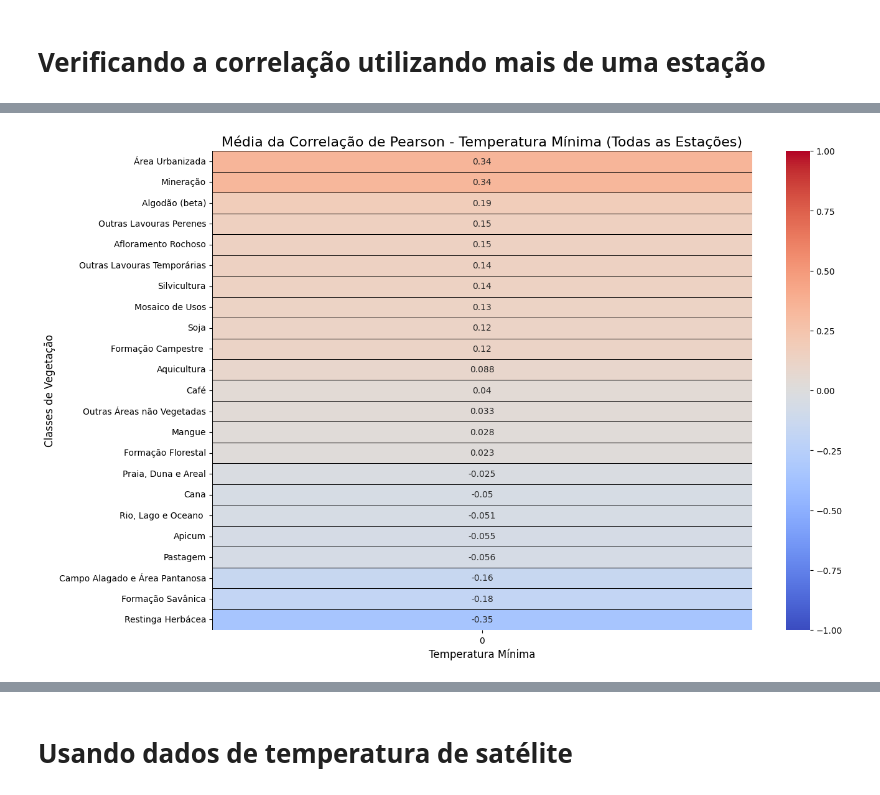
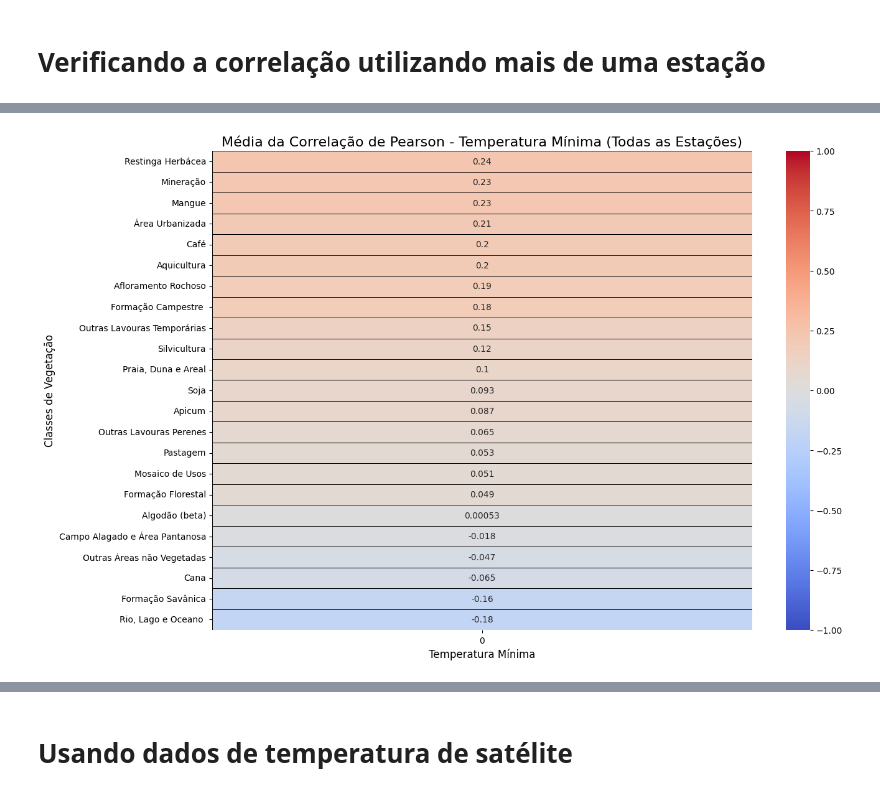
Before and after one commit to ArthurrCr/Projeto_PDI_, a Jupyter notebook: notebooks/primeira_abordagem.ipynb, the cells around one changed output, grey strips where cells are left out. Saved outputs shown, nothing was run; the diff lists cells and outputs as text; code cells hidden in the pictures.

```diff
--- a/notebooks/primeira_abordagem.ipynb
+++ b/notebooks/primeira_abordagem.ipynb
@@ -365,0 +351,4 @@ array(['A305', 'A306', 'A307', 'A308', 'A408', 'A412', 'A310', 'A309',
+# %%
+# remover linhas onde data está duplicada
+temperaturas = temperaturas.drop_duplicates(subset=['id_estacao','data'])
+temperaturas.head()
@@ -366,6 +362,6 @@ array(['A305', 'A306', 'A307', 'A308', 'A408', 'A412', 'A310', 'A309',
 # %%
 # Filtrar os dados apenas para a estação A305
-dados_A305 = temperaturas[temperaturas['id_estacao'] == 'A305']
+dados_A305 = temperaturas[temperaturas['id_estacao'] == 'A306']
 
 # Agrupar por ano e calcular a temperatura máxima e mínima anual
 temperatura_anual = dados_A305.groupby('ano').agg(
@@ -491,8 +487,8 @@ def calcular_media_temperatura(dados, estacao_id):
 
     # Agrupar por ano e calcular a média das temperaturas máxima e mínima
     temperatura_anual = dados_estacao.groupby('ano').agg(
-        temperatura_max_median=('temperatura_max', 'median'),
-        temperatura_min_median=('temperatura_min', 'median')
+        temperatura_max=('temperatura_max', 'max'),
+        temperatura_min=('temperatura_min', 'min')
     ).reset_index()
 
     return temperatura_anual
@@ -812,10 +764,10 @@ for estacao_id in gdf_voronoi_validas_filter['id_estacao']:
     dados_para_correlacao = dados_estacao.drop(columns=colunas_para_remover)
 
     # Calcular a correlação de Pearson para a temperatura máxima
-    correlacao_temp_max = dados_para_correlacao.corr(method='pearson')['temperatura_max_median']
+    correlacao_temp_max = dados_para_correlacao.corr(method='pearson')['temperatura_max']
 
     # Remover a autocorrelação (correlação da temperatura máxima com ela mesma)
-    correlacao_temp_max = correlacao_temp_max.drop(labels=['temperatura_max_median', 'temperatura_min_median'])
+    correlacao_temp_max = correlacao_temp_max.drop(labels=['temperatura_max', 'temperatura_min'])
 
     # Armazenar a correlação para a estação atual
     correlacoes_por_estacao[estacao_id] = correlacao_temp_max
@@ -861,33 +808,33 @@ for estacao_id in gdf_voronoi_validas_filter['id_estacao']:
     dados_estacao = dataset_completo_todas_estacoes[dataset_completo_todas_estacoes['id_estacao'] == estacao_id]
 
     # Remover colunas irrelevantes antes de calcular a correlação
     colunas_para_remover = ['ano', 'id_estacao']
     dados_para_correlacao = dados_estacao.drop(columns=colunas_para_remover)
 
     # Calcular a correlação de Pearson para a temperatura mínima
-    correlacao_temp_min = dados_para_correlacao.corr(method='pearson')['temperatura_min_median']
+    correlacao_temp_min = dados_para_correlacao.corr(method='pearson')['temperatura_min']
 
     # Remover a autocorrelação (correlação da temperatura mínima com ela mesma)
-    correlacao_temp_min = correlacao_temp_min.drop(labels=['temperatura_max_median', 'temperatura_min_median'])
+    correlacao_temp_min = correlacao_temp_min.drop(labels=['temperatura_max', 'temperatura_min'])
 
     # Armazenar a correlação para a estação atual
     correlacoes_por_estacao_min[estacao_id] = correlacao_temp_min
 
 # Combinar todas as correlações e calcular a média
 correlacoes_media_min = pd.DataFrame(correlacoes_por_estacao_min).mean(axis=1)
 
 # Mapeando os nomes das classes no eixo y
 correlacoes_media_min.index = correlacoes_media_min.index.map(id_to_class_name)
 
 # Ordenar as correlações da maior para a menor
 correlacoes_media_min = correlacoes_media_min.sort_values(ascending=False)
 
 # Plotar a correlação de Pearson média para a temperatura mínima
 plt.figure(figsize=(14, 10))
 sns.heatmap(correlacoes_media_min.to_frame(), annot=True, cmap='coolwarm', vmin=-1, vmax=1, linewidths=0.5, linecolor='black', cbar=True)
 plt.title('Média da Correlação de Pearson - Temperatura Mínima (Todas as Estações)', fontsize=16)
 plt.ylabel('Classes de Vegetação', fontsize=12)
 plt.xlabel('Temperatura Mínima', fontsize=12)
 plt.show()
 # %% [output]
-[figure, old version]
+[figure, new version]
```
Also changed, not shown: parts of 18 cells of this notebook.
